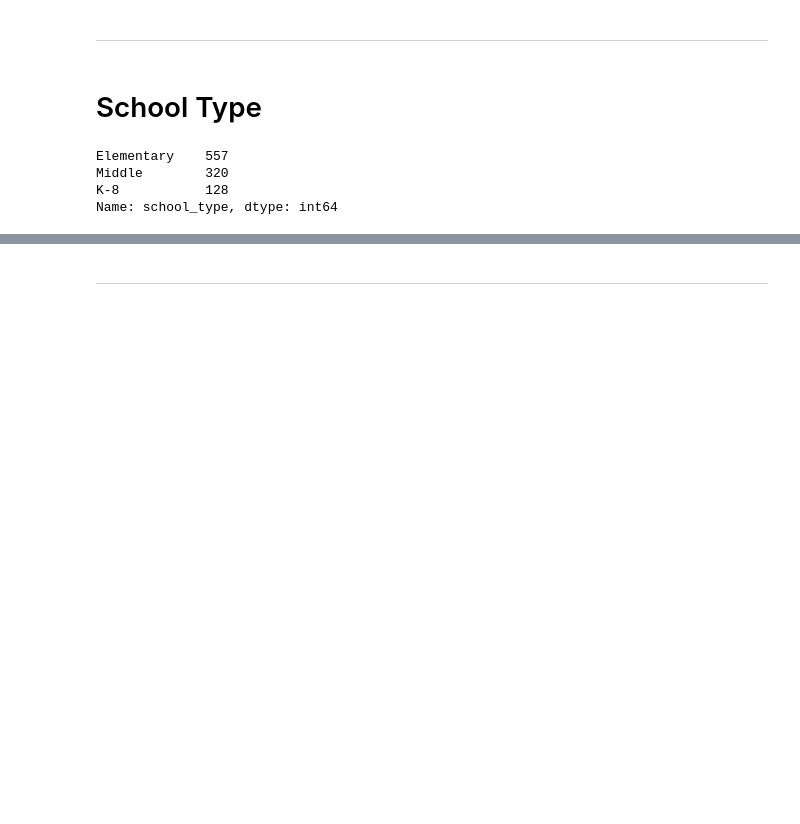
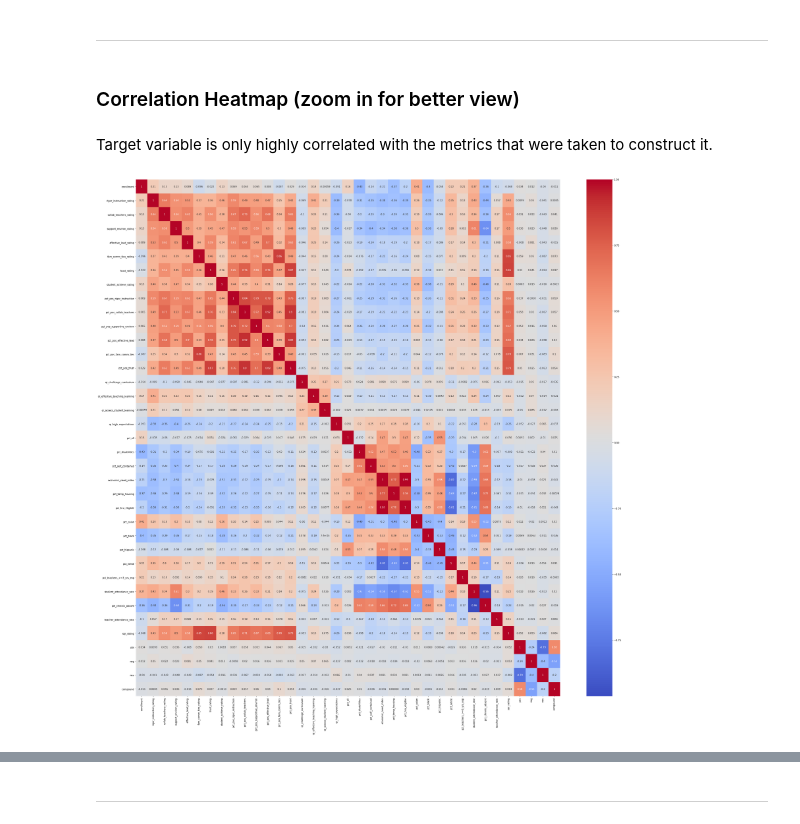
Before and after one commit to kevinmacmat/measuring_community_school_satisfaction, a Jupyter notebook: sqr_eda.ipynb, the cells around one changed output, grey strips where cells are left out. Saved outputs shown, nothing was run; the diff lists cells and outputs as text; code cells hidden in the pictures; blank space fills up the shorter version.

```diff
--- a/sqr_eda.ipynb
+++ b/sqr_eda.ipynb
@@ -27,12 +11,13 @@ df
 # %% [markdown]
 ---
-# %% [markdown]
-# School Type
-# %%
-# Grade level count
-df.school_type.value_counts()
-# %% [output]
-Elementary    557
-Middle        320
-K-8           128
-Name: school_type, dtype: int64
+# %% [markdown]
+### Correlation Heatmap (zoom in for better view)
+# %% [markdown]
+Target variable is only highly correlated with the metrics that were taken to construct it.
+# %%
+fig, ax = plt.subplots(figsize=(40,40))
+corrMatrix = df.corr()
+sns.heatmap(corrMatrix, annot=True, cmap='coolwarm')
+plt.show()
+# %% [output]
+[figure, added]
```
Also changed, not shown: parts of 38 cells of this notebook, 11 other files.
